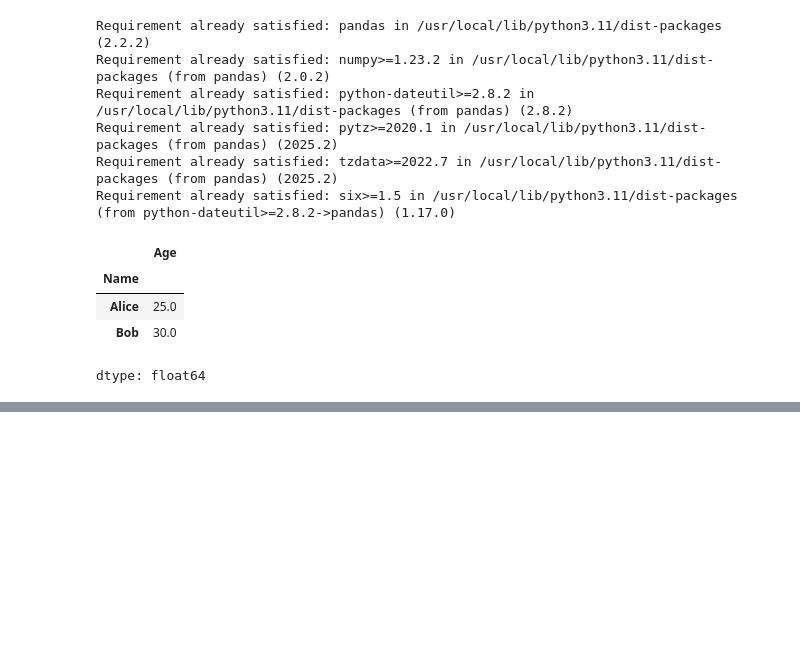
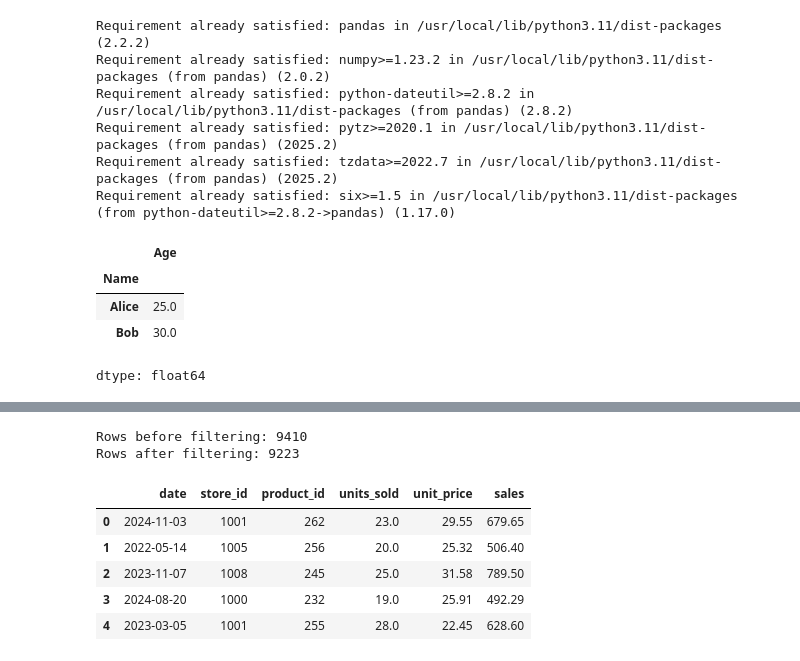
Before and after one commit to hungnguyen-165/Programming, a Jupyter notebook: week_7.ipynb, the cells around one changed output, grey strips where cells are left out. Drawn from its saved outputs; the diff is of its cells as text; code cells hidden in the pictures; blank space fills up the shorter version.

```diff
--- a/week_7.ipynb
+++ b/week_7.ipynb
@@ -60,0 +119,18 @@ df
+# %%
+# Filter out rows outside the bounds
+df_filtered = df_clean[(df_clean['sales'] >= lower_bound) & (df_clean['sales'] <= upper_bound)]
+
+print("Rows before filtering:", len(df_clean))
+print("Rows after filtering:", len(df_filtered))
+
+# Preview final cleaned data
+df_filtered.head()
+# %% [output]
+Rows before filtering: 9410
+Rows after filtering: 9223
+|  | date | store_id | product_id | units_sold | unit_price | sales |
+| 0 | 2024-11-03 | 1001 | 262 | 23.0 | 29.55 | 679.65 |
+| 1 | 2022-05-14 | 1005 | 256 | 20.0 | 25.32 | 506.40 |
+| 2 | 2023-11-07 | 1008 | 245 | 25.0 | 31.58 | 789.50 |
+| 3 | 2024-08-20 | 1000 | 232 | 19.0 | 25.91 | 492.29 |
+| 4 | 2023-03-05 | 1001 | 255 | 28.0 | 22.45 | 628.60 |
```
Also changed, not shown: parts of 6 cells of this notebook.
